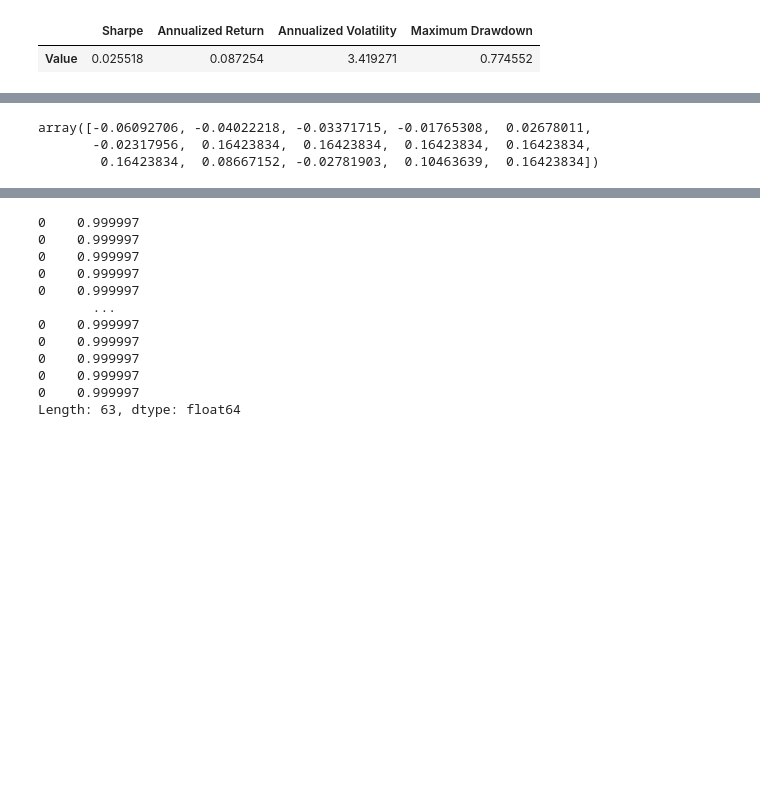
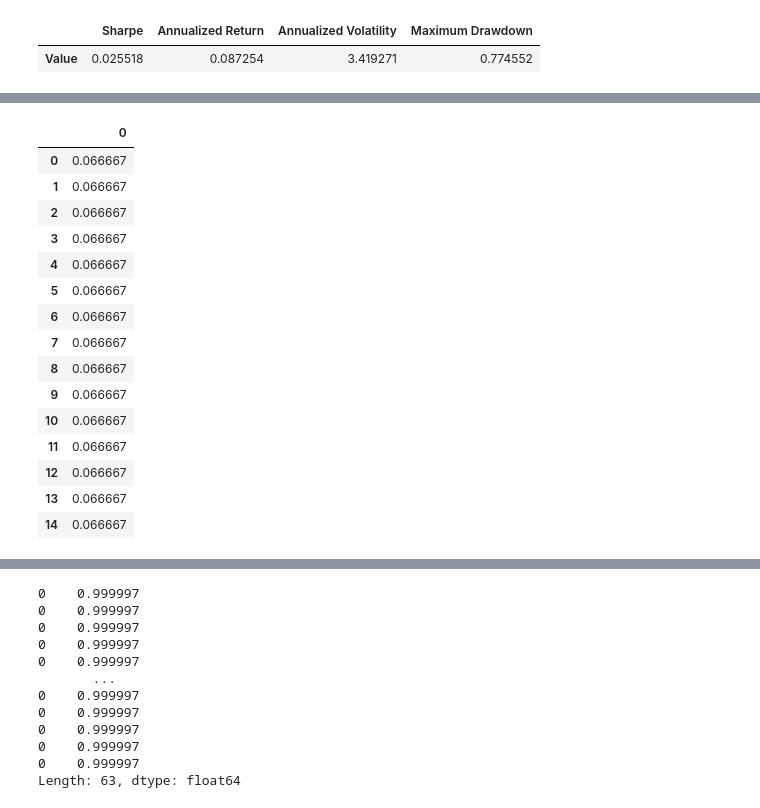
Before and after one commit to JZ-H/Portfolio_Analysis, a Jupyter notebook: Model/Black_Litterman_Model/BLModel.ipynb, the cells around one changed output, grey strips where cells are left out. Saved outputs shown, nothing was run; the diff lists cells and outputs as text; code cells hidden in the pictures; blank space fills up the shorter version.

```diff
--- a/Model/Black_Litterman_Model/BLModel.ipynb
+++ b/Model/Black_Litterman_Model/BLModel.ipynb
@@ -264,6 +280,0 @@ weight_new = optimize.minimize(utility,w,constraints=cons,tol = 1).x
-# %%
-weight_new
-# %% [output]
-array([-0.06092706, -0.04022218, -0.03371715, -0.01765308,  0.02678011,
-       -0.02317956,  0.16423834,  0.16423834,  0.16423834,  0.16423834,
-        0.16423834,  0.08667152, -0.02781903,  0.10463639,  0.16423834])
@@ -269,0 +283,21 @@ array([-0.06092706, -0.04022218, -0.03371715, -0.01765308,  0.02678011,
+# %%
+w = pd.DataFrame(np.array([1/15,]*15))
+# %%
+w
+# %% [output]
+|  | 0 |
+| 0 | 0.066667 |
+| 1 | 0.066667 |
+| 2 | 0.066667 |
+| 3 | 0.066667 |
+| 4 | 0.066667 |
+| 5 | 0.066667 |
+| 6 | 0.066667 |
+| 7 | 0.066667 |
+| 8 | 0.066667 |
+| 9 | 0.066667 |
+| 10 | 0.066667 |
+| 11 | 0.066667 |
+| 12 | 0.066667 |
+| 13 | 0.066667 |
+| 14 | 0.066667 |
```
Also changed, not shown: parts of 16 cells of this notebook.
